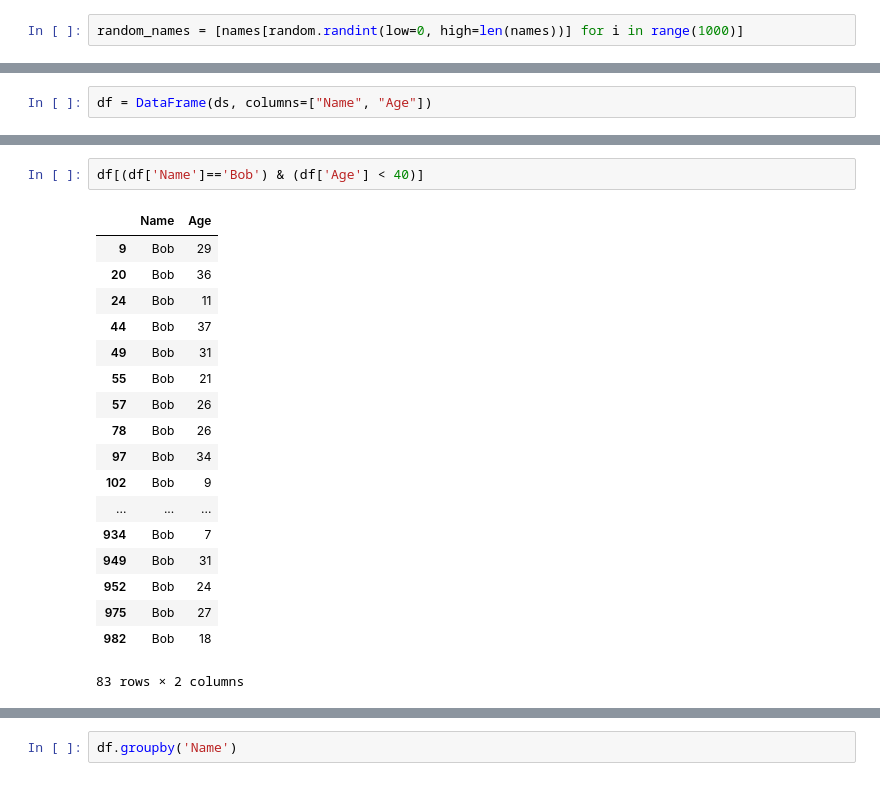
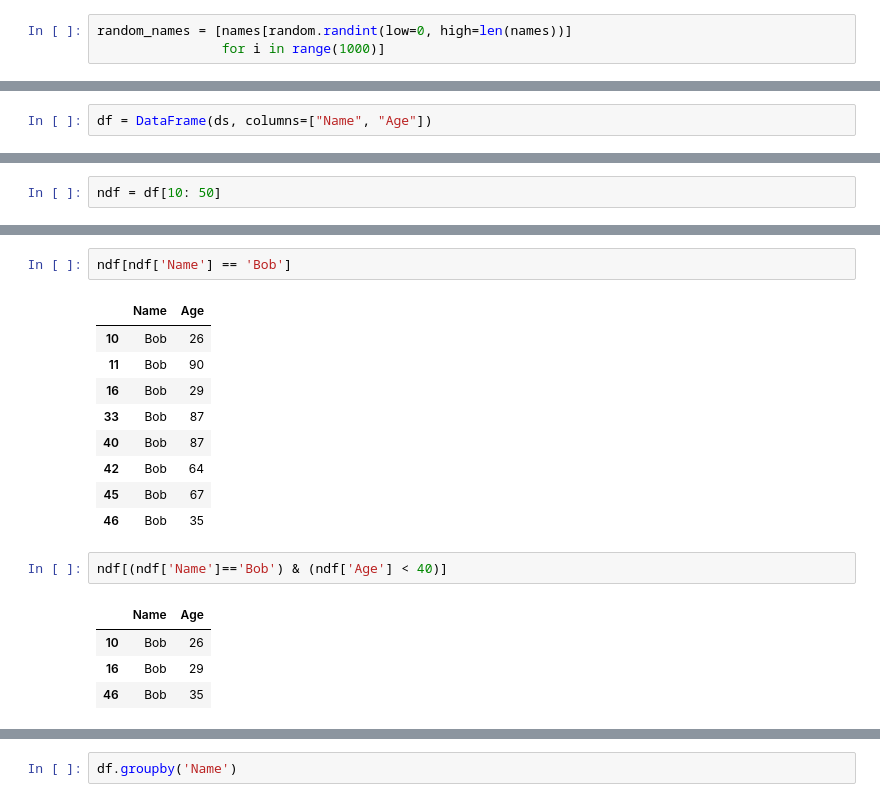
Before and after one commit to learningwithdg/datascience, a Jupyter notebook: pandas-ii.ipynb, the cells around one changed output, grey strips where cells are left out. Saved outputs shown, nothing was run; the diff lists cells and outputs as text.

```diff
--- a/pandas-ii.ipynb
+++ b/pandas-ii.ipynb
@@ -26,5 +50,6 @@ random.randint(low=0, high=len(names))
 # %%
-random_names = [names[random.randint(low=0, high=len(names))] for i in range(1000)]
+random_names = [names[random.randint(low=0, high=len(names))]
+                for i in range(1000)]
 # %%
 random_names[:5]
 # %% [output]
@@ -56,0 +130,2 @@ df[:5]
+# %%
+ndf = df[10: 50]
@@ -78,21 +299,19 @@ Name: Name, dtype: object
+# %%
+ndf[ndf['Name'] == 'Bob']
+# %% [output]
+|  | Name | Age |
+| 10 | Bob | 26 |
+| 11 | Bob | 90 |
+| 16 | Bob | 29 |
+| 33 | Bob | 87 |
+| 40 | Bob | 87 |
+| 42 | Bob | 64 |
+| 45 | Bob | 67 |
+| 46 | Bob | 35 |
 # %%
-df[(df['Name']=='Bob') & (df['Age'] < 40)]
+ndf[(ndf['Name']=='Bob') & (ndf['Age'] < 40)]
 # %% [output]
 |  | Name | Age |
-| 9 | Bob | 29 |
-| 20 | Bob | 36 |
-| 24 | Bob | 11 |
-| 44 | Bob | 37 |
-| 49 | Bob | 31 |
-| 55 | Bob | 21 |
-| 57 | Bob | 26 |
-| 78 | Bob | 26 |
-| 97 | Bob | 34 |
-| 102 | Bob | 9 |
-| ... | ... | ... |
-| 934 | Bob | 7 |
-| 949 | Bob | 31 |
-| 952 | Bob | 24 |
-| 975 | Bob | 27 |
-| 982 | Bob | 18 |
+| 10 | Bob | 26 |
+| 16 | Bob | 29 |
+| 46 | Bob | 35 |
-83 rows × 2 columns
```
Also changed, not shown: parts of 73 cells of this notebook, 2 other files.
